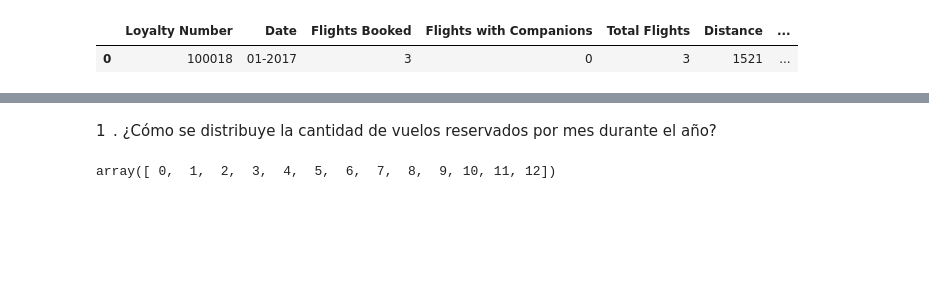
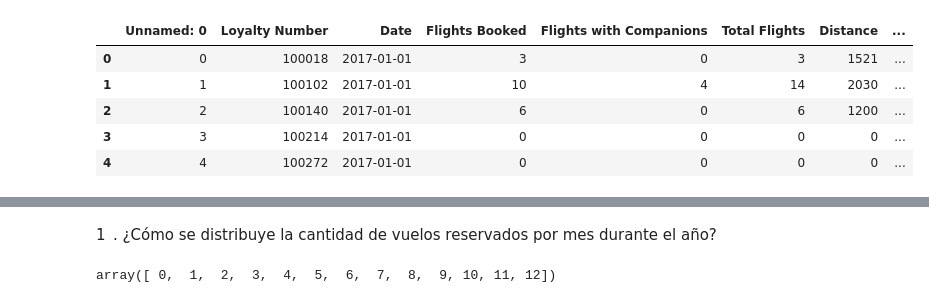
Before and after one commit to Adalab/bda-modulo-3-evaluacion-final-lucianayelicich, a Jupyter notebook: Fase 2 - Visualización/visualizacion.ipynb, the cells around one changed output, grey strips where cells are left out. Cells and saved outputs as stored; diff of their text form; code cells hidden in the pictures; blank space fills up the shorter version.

```diff
--- a/Fase 2 - Visualización/visualizacion.ipynb
+++ b/Fase 2 - Visualización/visualizacion.ipynb
@@ -16,8 +17,14 @@ import seaborn as sns
 pd.set_option('display.max_columns', None) # para poder visualizar todas las columnas de los DataFrames
 # %%
 #importamos el dataset
-df = pd.read_csv('/Users/lucianayelicich/Desktop/Adalab/bda-modulo-3-evaluacion-final-lucianayelicich/Data/archivo_aviacion_final.csv', index_col=0)
-df.head(1)
+# Lee el archivo CSV.
+# El argumento 'parse_dates' le dice a pandas qué columna(s) debe interpretar como fechas.
+df = pd.read_csv('/Users/lucianayelicich/Desktop/Adalab/bda-modulo-3-evaluacion-final-lucianayelicich/Data/archivo_aviacion_final.csv', parse_dates=['Date'])
+df.head()
 # %% [output]
-|  | Loyalty Number | Date | Flights Booked | Flights with Companions | Total Flights | Distance | ... |
-| 0 | 100018 | 01-2017 | 3 | 0 | 3 | 1521 | ... |
+|  | Unnamed: 0 | Loyalty Number | Date | Flights Booked | Flights with Companions | Total Flights | Distance | ... |
+| 0 | 0 | 100018 | 2017-01-01 | 3 | 0 | 3 | 1521 | ... |
+| 1 | 1 | 100102 | 2017-01-01 | 10 | 4 | 14 | 2030 | ... |
+| 2 | 2 | 100140 | 2017-01-01 | 6 | 0 | 6 | 1200 | ... |
+| 3 | 3 | 100214 | 2017-01-01 | 0 | 0 | 0 | 0 | ... |
+| 4 | 4 | 100272 | 2017-01-01 | 0 | 0 | 0 | 0 | ... |
```
Also changed, not shown: parts of 23 cells of this notebook.
